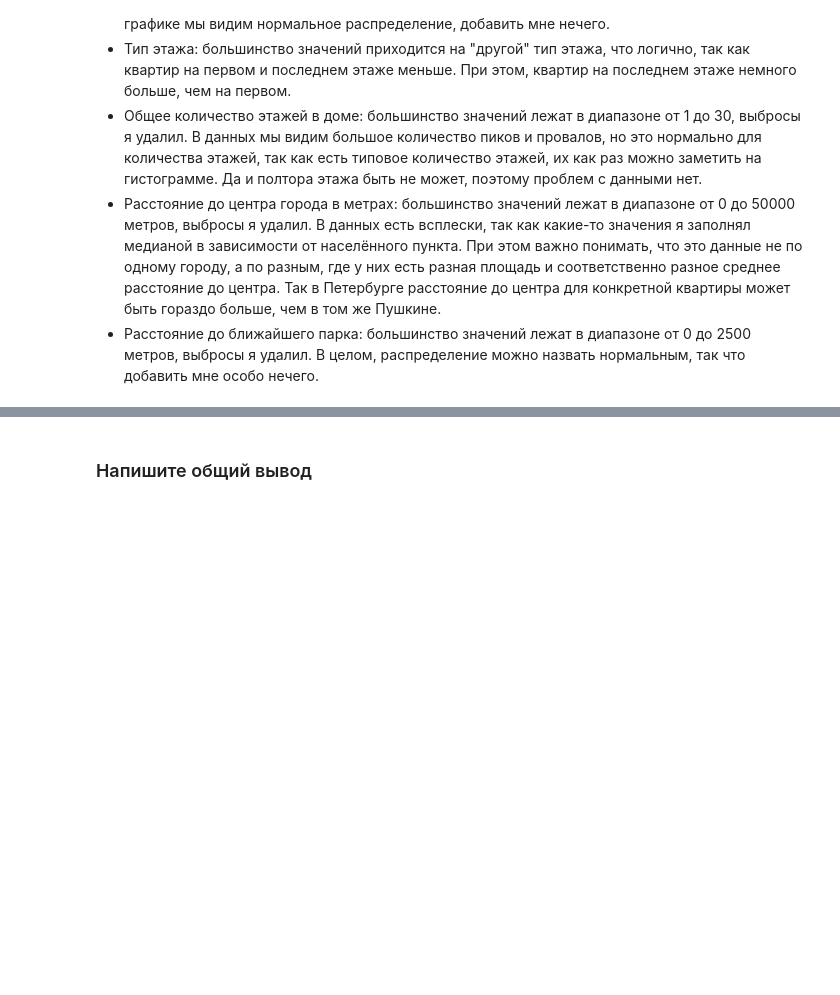
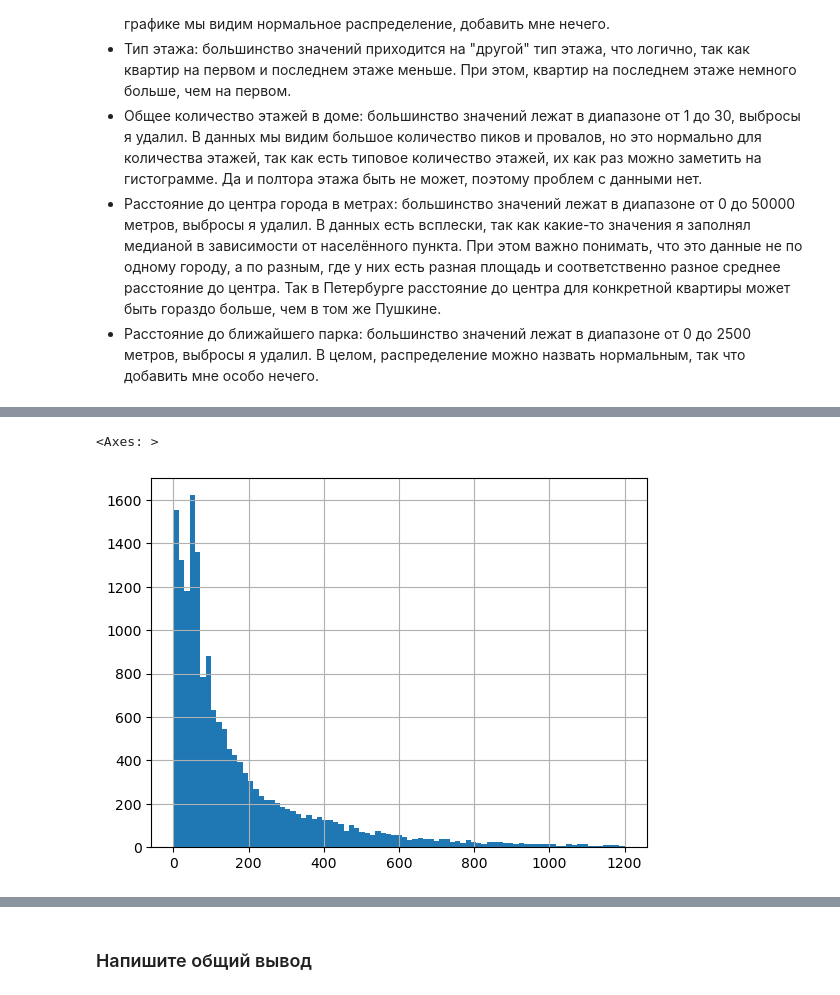
Before and after one commit to sudobooo/real_estate_project, a Jupyter notebook: project_ds_3.ipynb, the cells around one changed output, grey strips where cells are left out. Drawn from its saved outputs; the diff is of its cells as text; code cells hidden in the pictures; blank space fills up the shorter version.

```diff
--- a/project_ds_3.ipynb
+++ b/project_ds_3.ipynb
@@ -888,0 +897,7 @@ preprocessed_data = preprocessed_data.query('parks_nearest_meters < 2500')
+# %%
+# Ограничим гистограмму диапазоном от 1 до 1200, чтобы лучше рассмотреть распределение.
+# Начинаем с 1, так как 0 - означает, что объявление ещё не снято, а до 1200 большинство значений.
+preprocessed_data['days_exposition'].hist(bins=np.histogram_bin_edges(preprocessed_data['days_exposition'], bins='auto', range=(1, 1200)))
+# %% [output]
+<Axes: >
+[figure, added]
```
Also changed, not shown: parts of 28 cells of this notebook.
